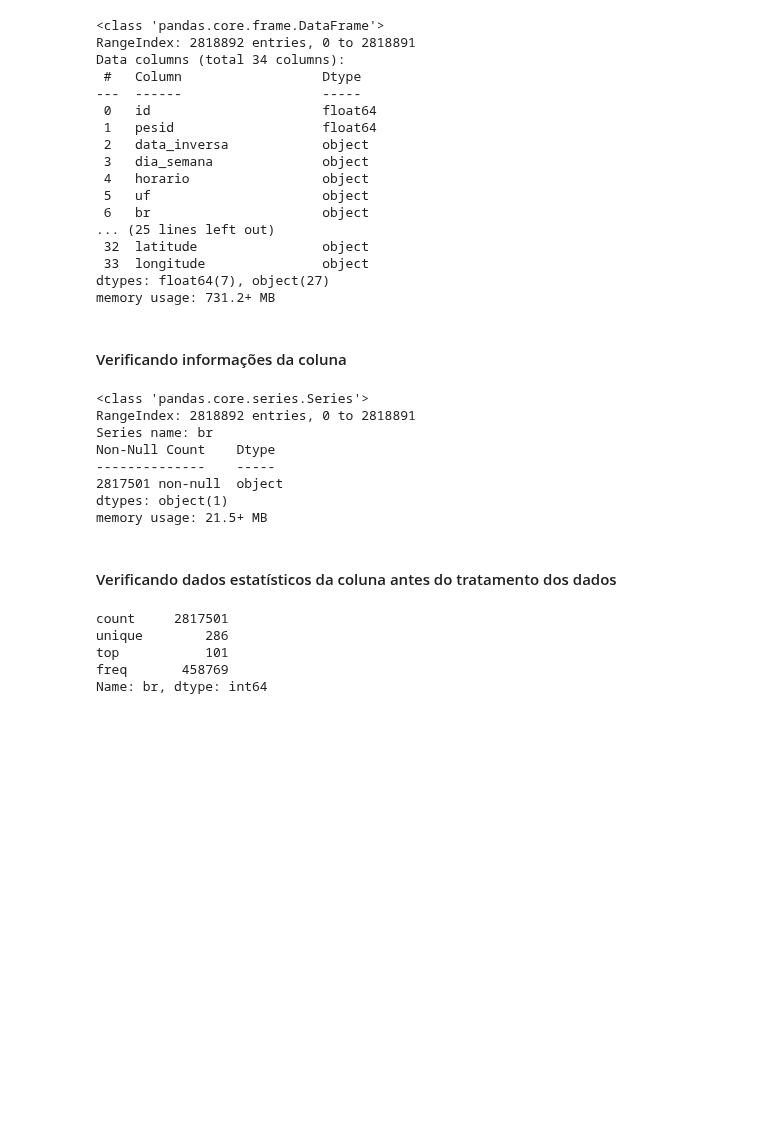
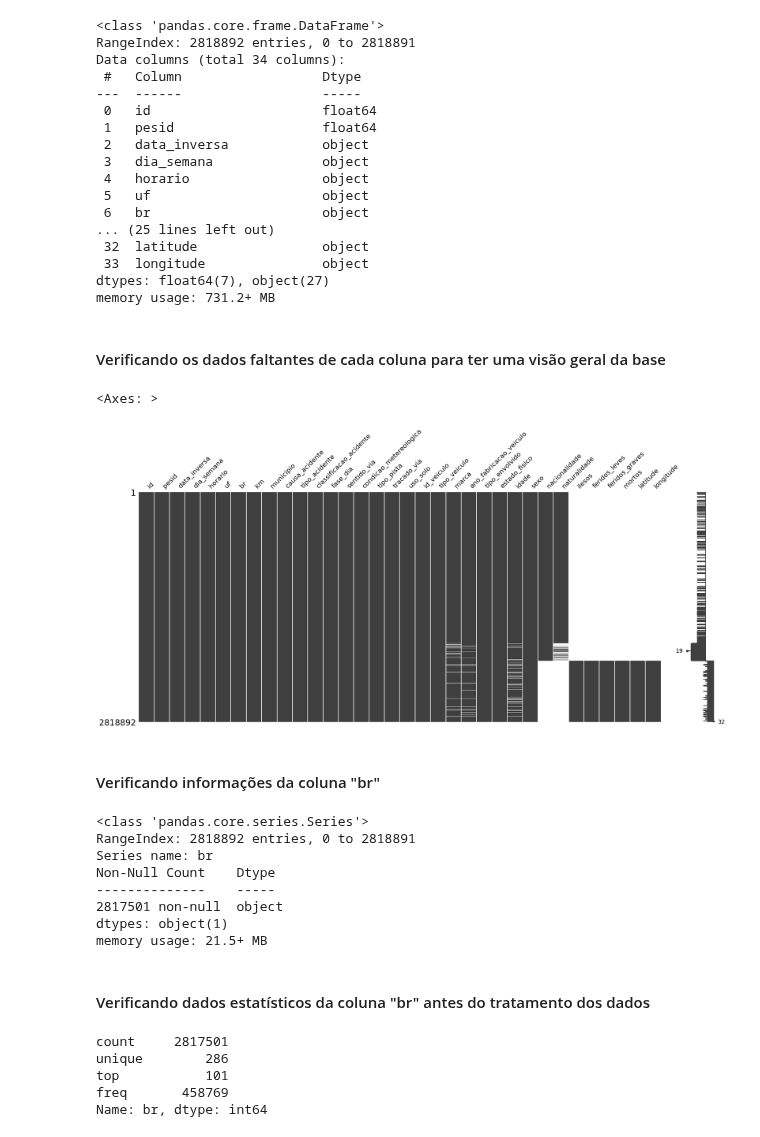
Before and after one commit to evidal1990/coderhouse_datascience, a Jupyter notebook: wrangling/data_wrangling_br.ipynb, the cells around one changed output. Drawn from its saved outputs; the diff is of its cells as text; code cells hidden in the pictures; blank space fills up the shorter version.

```diff
--- a/wrangling/data_wrangling_br.ipynb
+++ b/wrangling/data_wrangling_br.ipynb
@@ -29,8 +52,15 @@ Data columns (total 34 columns):
  33  longitude               object
 dtypes: float64(7), object(27)
 memory usage: 731.2+ MB
+# %% [markdown]
+#### Verificando os dados faltantes de cada coluna para ter uma visão geral da base
+# %%
+msno.matrix(df=df_accidents)
+# %% [output]
+<Axes: >
+[figure, added]
 # %% [markdown]
-#### Verificando informações da coluna
+#### Verificando informações da coluna "br"
 # %%
 df_accidents["br"].info()
 # %% [output]
@@ -43,7 +73,7 @@ Non-Null Count    Dtype
 dtypes: object(1)
 memory usage: 21.5+ MB
 # %% [markdown]
-#### Verificando dados estatísticos da coluna antes do tratamento dos dados
+#### Verificando dados estatísticos da coluna "br" antes do tratamento dos dados
 # %%
 df_accidents["br"].describe()
 # %% [output]
```
Also changed, not shown: parts of 8 cells of this notebook.
